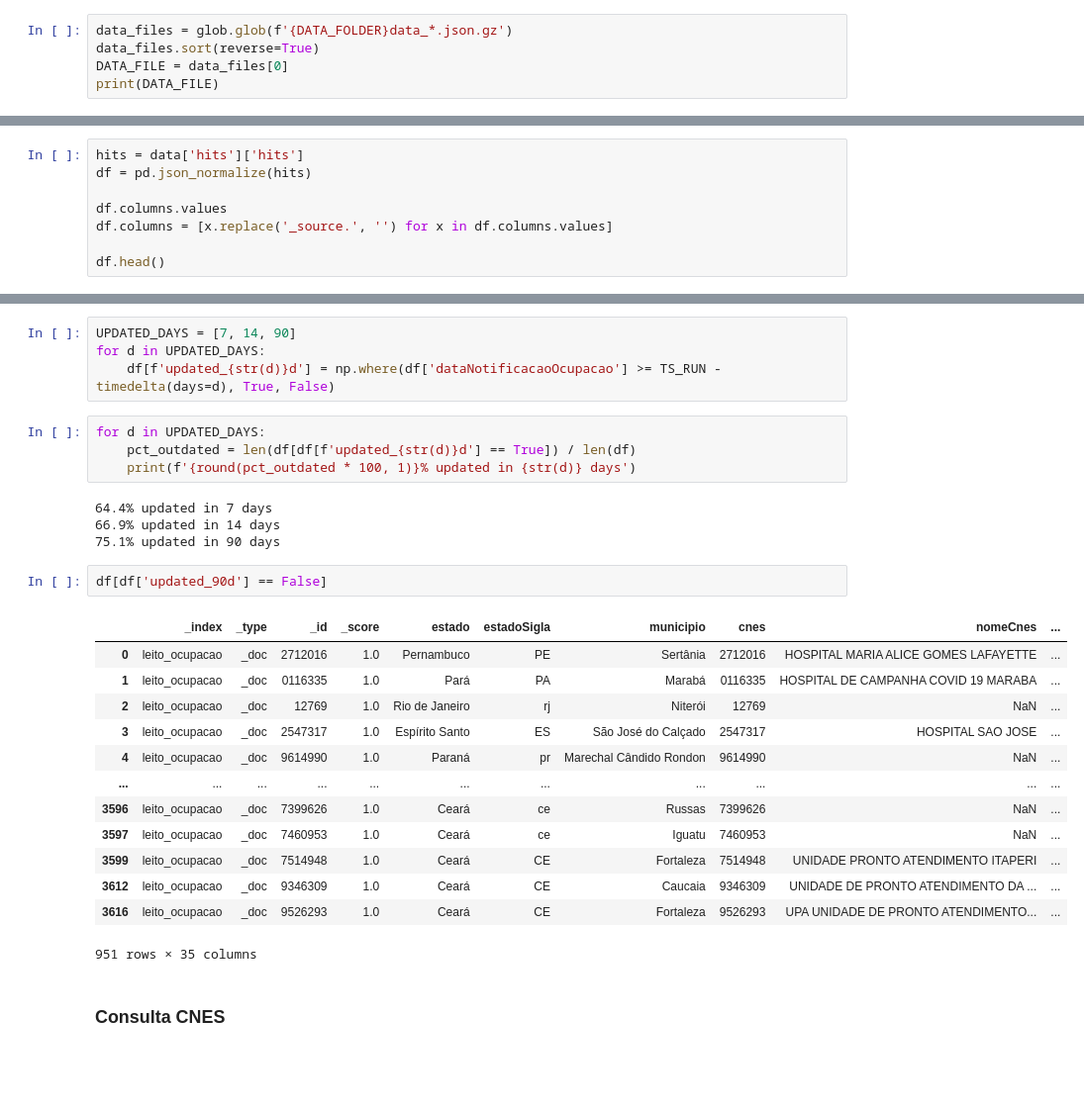
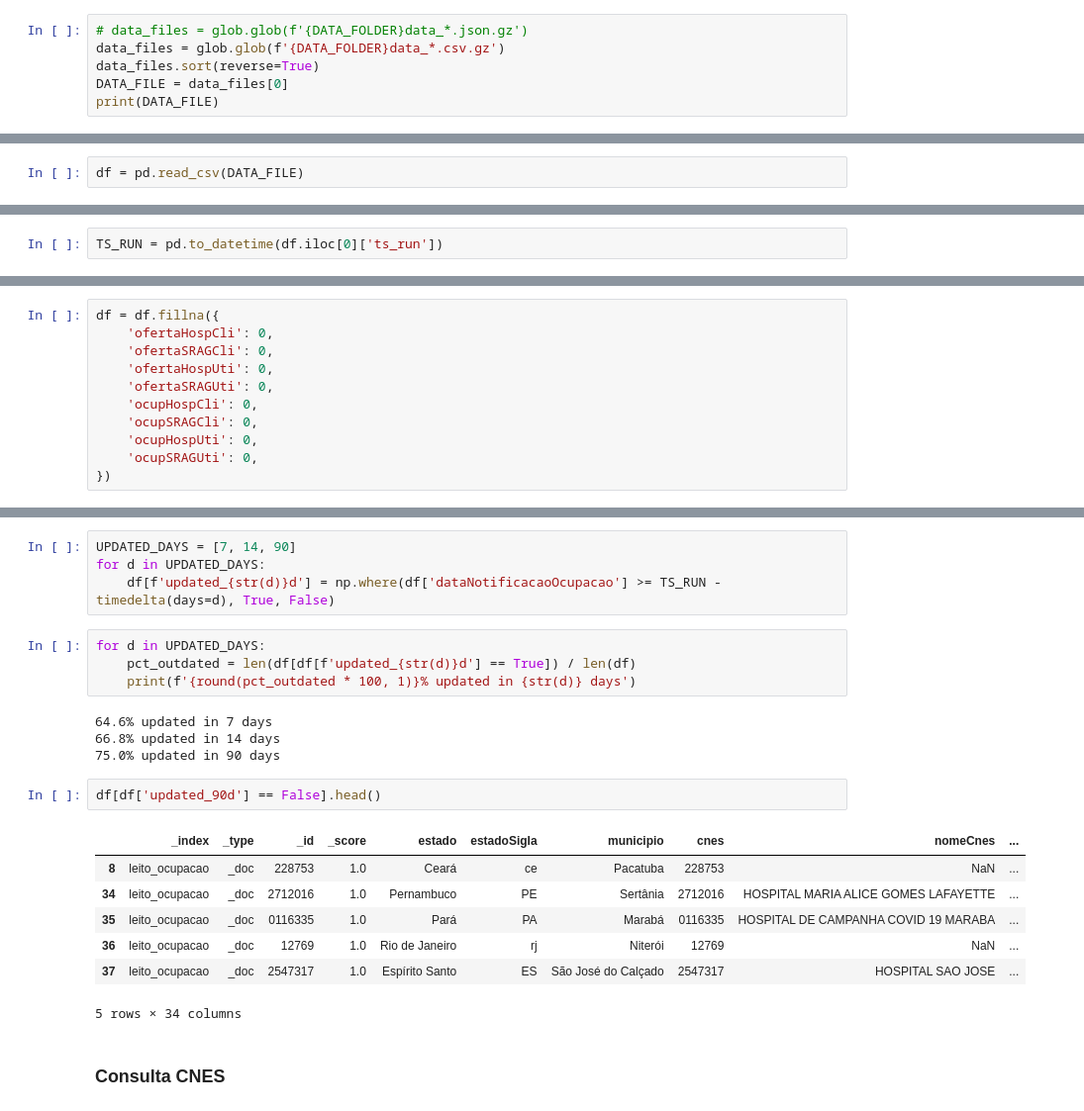
Before and after one commit to okfn-brasil/transparencia-leitos-covid-analise, a Jupyter notebook: Analysis.ipynb, the cells around one changed output, grey strips where cells are left out. Shown at 99% size. Drawn from its saved outputs; the diff is of its cells as text; blank space fills up the shorter version.

```diff
--- a/Analysis.ipynb
+++ b/Analysis.ipynb
@@ -23,7 +21,8 @@ import requests
 # %%
 DATA_FOLDER = 'data/leitos/'
 # %%
-data_files = glob.glob(f'{DATA_FOLDER}data_*.json.gz')
+# data_files = glob.glob(f'{DATA_FOLDER}data_*.json.gz')
+data_files = glob.glob(f'{DATA_FOLDER}data_*.csv.gz')
 data_files.sort(reverse=True)
 DATA_FILE = data_files[0]
 print(DATA_FILE)
@@ -41,8 +46,2 @@ TS_RUN = pd.to_datetime(data['ts_run'])
 # %%
-hits = data['hits']['hits']
-df = pd.json_normalize(hits)
-
-df.columns.values
-df.columns = [x.replace('_source.', '') for x in df.columns.values]
-
-df.head()
+df = pd.read_csv(DATA_FILE)
@@ -57,3 +48,5 @@ df.head()
+# %%
+TS_RUN = pd.to_datetime(df.iloc[0]['ts_run'])
 # %%
 df.columns.values
 # %% [output]
@@ -66,5 +62,16 @@ array(['_index', '_type', '_id', '_score', 'estado', 'estadoSigla',
 # %% [markdown]
 ## Limpar e criar features
+# %%
+df = df.fillna({
+    'ofertaHospCli': 0,
+    'ofertaSRAGCli': 0,
+    'ofertaHospUti': 0,
+    'ofertaSRAGUti': 0,
+    'ocupHospCli': 0,
+    'ocupSRAGCli': 0,
+    'ocupHospUti': 0,
+    'ocupSRAGUti': 0,
+})
 # %% [markdown]
 ### Considerando oferta sem ocupação
 # %%
@@ -96,25 +103,19 @@ for d in UPDATED_DAYS:
     pct_outdated = len(df[df[f'updated_{str(d)}d'] == True]) / len(df)
     print(f'{round(pct_outdated * 100, 1)}% updated in {str(d)} days')
 # %% [output]
-64.4% updated in 7 days
-66.9% updated in 14 days
-75.1% updated in 90 days
+64.6% updated in 7 days
+66.8% updated in 14 days
+75.0% updated in 90 days
 # %%
-df[df['updated_90d'] == False]
+df[df['updated_90d'] == False].head()
 # %% [output]
 |  | _index | _type | _id | _score | estado | estadoSigla | municipio | cnes | nomeCnes | ... |
-| 0 | leito_ocupacao | _doc | 2712016 | 1.0 | Pernambuco | PE | Sertânia | 2712016 | HOSPITAL MARIA ALICE GOMES LAFAYETTE | ... |
-| 1 | leito_ocupacao | _doc | 0116335 | 1.0 | Pará | PA | Marabá | 0116335 | HOSPITAL DE CAMPANHA COVID 19 MARABA | ... |
-| 2 | leito_ocupacao | _doc | 12769 | 1.0 | Rio de Janeiro | rj | Niterói | 12769 | NaN | ... |
-| 3 | leito_ocupacao | _doc | 2547317 | 1.0 | Espírito Santo | ES | São José do Calçado | 2547317 | HOSPITAL SAO JOSE | ... |
-| 4 | leito_ocupacao | _doc | 9614990 | 1.0 | Paraná | pr | Marechal Cândido Rondon | 9614990 | NaN | ... |
-| ... | ... | ... | ... | ... | ... | ... | ... | ... | ... | ... |
-| 3596 | leito_ocupacao | _doc | 7399626 | 1.0 | Ceará | ce | Russas | 7399626 | NaN | ... |
-| 3597 | leito_ocupacao | _doc | 7460953 | 1.0 | Ceará | ce | Iguatu | 7460953 | NaN | ... |
-| 3599 | leito_ocupacao | _doc | 7514948 | 1.0 | Ceará | CE | Fortaleza | 7514948 | UNIDADE PRONTO ATENDIMENTO ITAPERI | ... |
-| 3612 | leito_ocupacao | _doc | 9346309 | 1.0 | Ceará | CE | Caucaia | 9346309 | UNIDADE DE PRONTO ATENDIMENTO DA ... | ... |
-| 3616 | leito_ocupacao | _doc | 9526293 | 1.0 | Ceará | CE | Fortaleza | 9526293 | UPA UNIDADE DE PRONTO ATENDIMENTO... | ... |
+| 8 | leito_ocupacao | _doc | 228753 | 1.0 | Ceará | ce | Pacatuba | 228753 | NaN | ... |
+| 34 | leito_ocupacao | _doc | 2712016 | 1.0 | Pernambuco | PE | Sertânia | 2712016 | HOSPITAL MARIA ALICE GOMES LAFAYETTE | ... |
+| 35 | leito_ocupacao | _doc | 0116335 | 1.0 | Pará | PA | Marabá | 0116335 | HOSPITAL DE CAMPANHA COVID 19 MARABA | ... |
+| 36 | leito_ocupacao | _doc | 12769 | 1.0 | Rio de Janeiro | rj | Niterói | 12769 | NaN | ... |
+| 37 | leito_ocupacao | _doc | 2547317 | 1.0 | Espírito Santo | ES | São José do Calçado | 2547317 | HOSPITAL SAO JOSE | ... |
-951 rows × 35 columns
+5 rows × 34 columns
 # %% [markdown]
 ### Consulta CNES
 # %%
```
Also changed, not shown: parts of 55 cells of this notebook, 49 other files.
